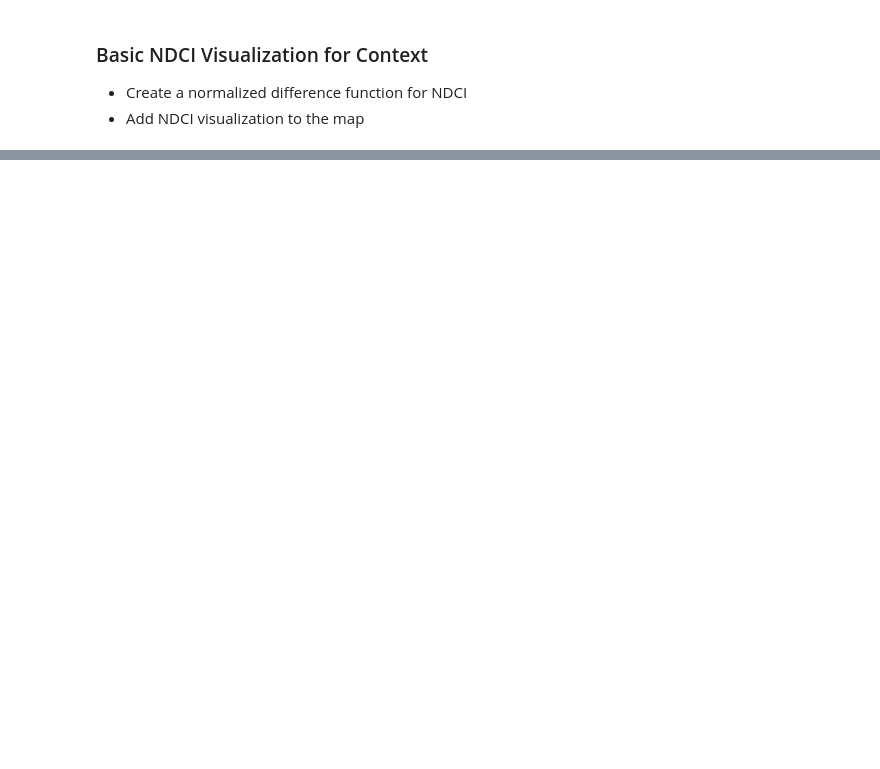
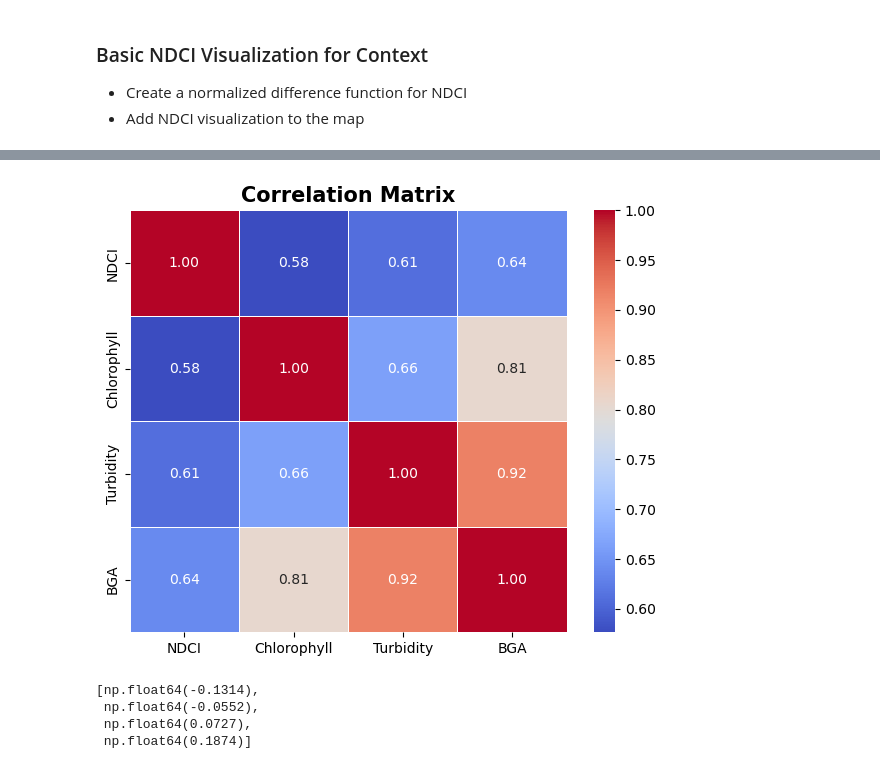
Before and after one commit to jlzamary/WCS-Lagoon-Analysis, a Jupyter notebook: Notebooks/Current/krusenstern_analysis_sp26.ipynb, the cells around one changed output, grey strips where cells are left out. Saved outputs shown, nothing was run; the diff lists cells and outputs as text; code cells hidden in the pictures; blank space fills up the shorter version.

```diff
--- a/Notebooks/Current/krusenstern_analysis_sp26.ipynb
+++ b/Notebooks/Current/krusenstern_analysis_sp26.ipynb
@@ -192,0 +383,23 @@ Map(bottom=129043.0, center=[67.14249833009816, -163.61938476562503], controls=(
+# %%
+# Observed NDCI buffer values
+ndci = [-0.1241, -0.0693, -0.0836, -0.0676, -0.1021, -0.1314, -0.061, 0, 0.1874,
+        -0.0552, 0.136, 0.0645, 0.0727, 0.1318, 0.0603, 0.1527, 0.1076, 0.0558]
+
+# Field measurements
+
+# Field Chlorophyll
+chlorophyll_fnu = [0.86, 2.21, 2.5, 2.23, 0.74, 0.82, 2.95, 1.87, 3.92, 0.42,
+                   9.02, 0.95, 0.78, 13.2, 6.86, 3.81, 2.93, 3.08]
+
+# Field Turbidity
+turbidity_fnu = [-0.63, 2.69, 2.06, 0.62, -1.53, 1.73, 29.47, 9.85, 18.98, 5.05,
+                 22.76, 21.66, 4.87, 28.6, 44.9, 17.5, 14.82, 14.95]
+
+# Field BGA
+bga_fnu = [0.19, 0.38, 0.5, 0.34, 0.17, 0.21, 1.18, 0.55, 0.93, 0.27,
+           1.65, 1.69, 0.34, 2.22, 2.09, 0.98, 0.78, 0.8]
+
+# Zip data into DataFrame
+comp_data = list(zip(ndci, chlorophyll_fnu, turbidity_fnu, bga_fnu))
+comp_df = pd.DataFrame(comp_data, columns = ['NDCI', 'Chlorophyll', 'Turbidity', 'BGA'])
+comp_df
@@ -192,0 +482,21 @@ Map(bottom=129043.0, center=[67.14249833009816, -163.61938476562503], controls=(
+# %%
+# Compute correlation matrix
+corr = comp_df.corr(numeric_only=True)
+
+# Plot from in class exercise modeled to my data
+plt.figure(figsize=(6,5))
+sns.heatmap(corr, annot=True, cmap='coolwarm', fmt=".2f", linewidths=0.5)
+plt.title("Correlation Matrix", fontsize=15, fontweight = 'bold')
+plt.tight_layout()
+plt.show()
+# %% [output]
+[figure, added]
+# %%
+# Create three breaks for classes using jenks
+breaks = jenks_breaks(ndci, n_classes=3)
+breaks
+# %% [output]
+[np.float64(-0.1314),
+ np.float64(-0.0552),
+ np.float64(0.0727),
+ np.float64(0.1874)]
```
Also changed, not shown: parts of 28 cells of this notebook, 1 other file.
